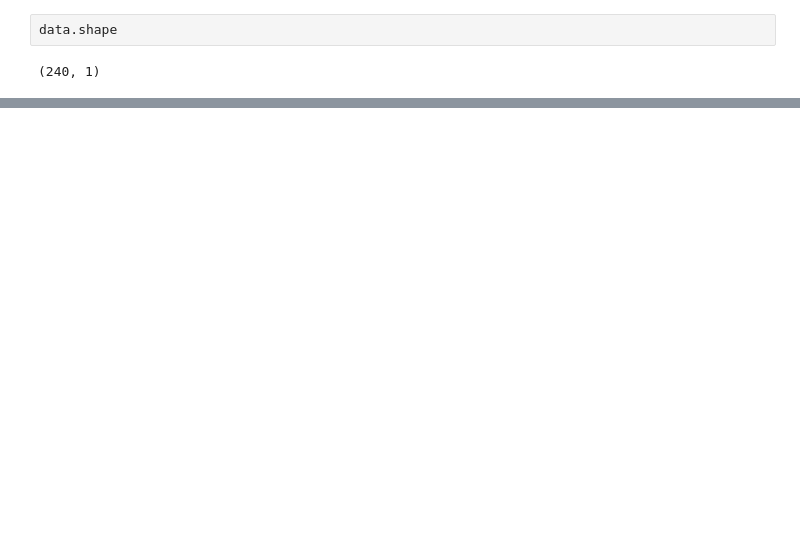
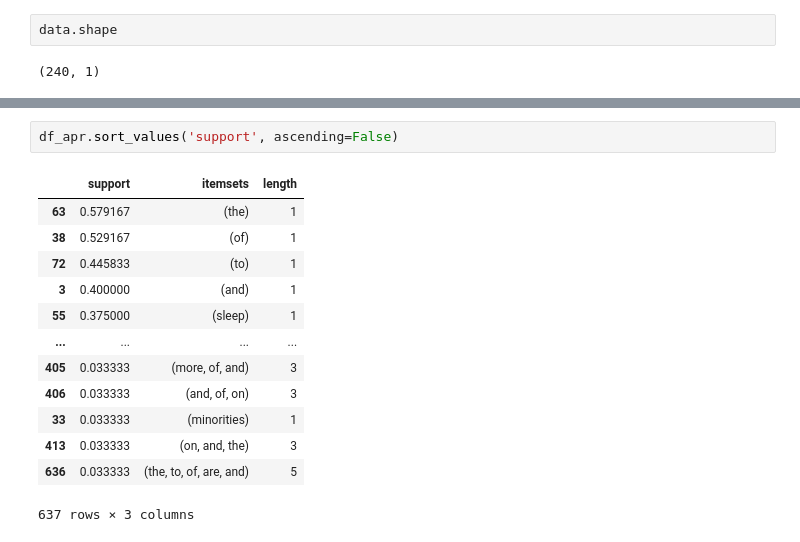
Before and after one commit to kai2128/DM_Assignment, a Jupyter notebook: Q4/q4.ipynb, the cells around one changed output, grey strips where cells are left out. Saved outputs shown, nothing was run; the diff lists cells and outputs as text; blank space fills up the shorter version.

```diff
--- a/Q4/q4.ipynb
+++ b/Q4/q4.ipynb
@@ -104,0 +126,16 @@ NameError: name 'results' is not defined
+# %%
+df_apr.sort_values('support', ascending=False)
+# %% [output]
+|  | support | itemsets | length |
+| 63 | 0.579167 | (the) | 1 |
+| 38 | 0.529167 | (of) | 1 |
+| 72 | 0.445833 | (to) | 1 |
+| 3 | 0.400000 | (and) | 1 |
+| 55 | 0.375000 | (sleep) | 1 |
+| ... | ... | ... | ... |
+| 405 | 0.033333 | (more, of, and) | 3 |
+| 406 | 0.033333 | (and, of, on) | 3 |
+| 33 | 0.033333 | (minorities) | 1 |
+| 413 | 0.033333 | (on, and, the) | 3 |
+| 636 | 0.033333 | (the, to, of, are, and) | 5 |
+637 rows × 3 columns
```
Also changed, not shown: parts of 18 cells of this notebook, 1 other file.
